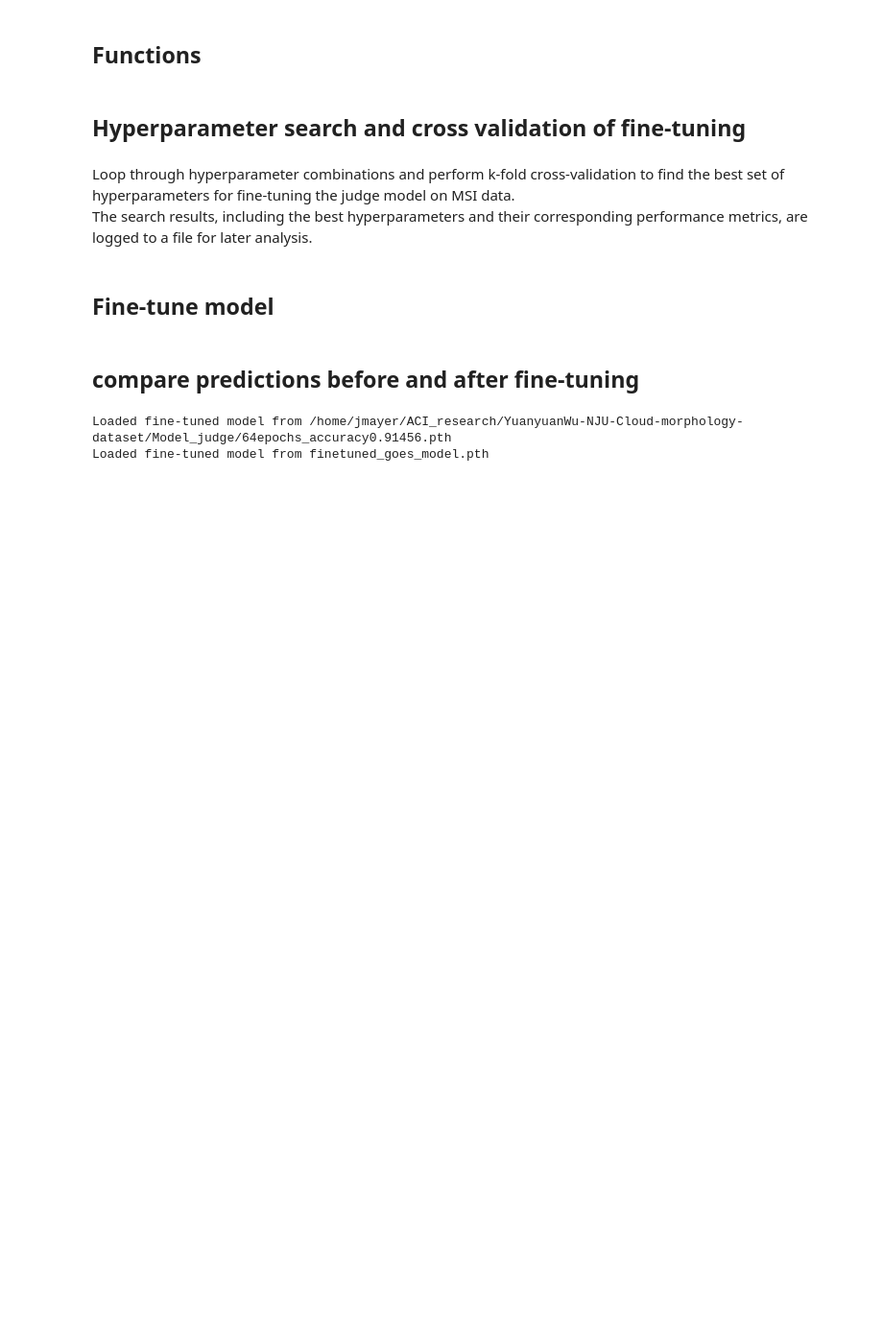
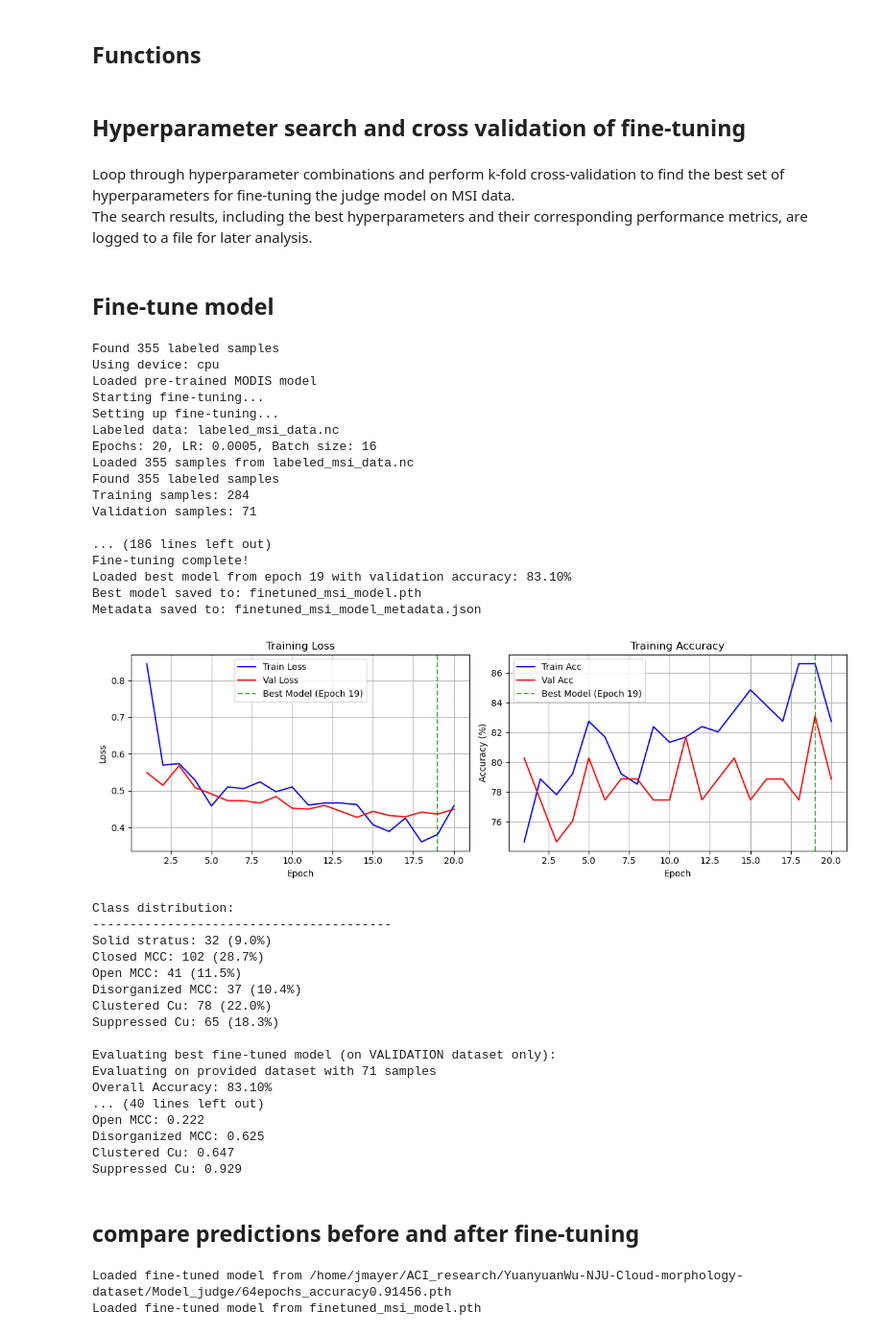
Before and after one commit to johanna-mayer/mesoscale_structure_public, a Jupyter notebook: judge_for_msi/fine_tune_judge_for_msi.ipynb, the cells around one changed output. Shown at 96% size. Cells and saved outputs as stored; diff of their text form; code cells hidden in the pictures; blank space fills up the shorter version.

```diff
--- a/judge_for_msi/fine_tune_judge_for_msi.ipynb
+++ b/judge_for_msi/fine_tune_judge_for_msi.ipynb
@@ -1315,34 +1361,70 @@ if os.path.exists(save_path):
         # Visualize some labeled samples before training
         #print("\nVisualizating labeled samples:")
         #visualize_labeled_data(save_path, num_samples=3)
 
         # Fine-tune the modelß
         # Fine-tune the model
         print("Starting fine-tuning...")
         finetuned_model, val_dataset = fine_tune_for_msi(
             model=model,
             labeled_nc_path=save_path,
             num_epochs=20,
             learning_rate=5e-4,
-            batch_size=8,
+            batch_size=16,
             validation_split=0.2,
             save_best_model=True,
             model_save_path='finetuned_msi_model.pth'
         )
 
         # Evaluate the last epoch of the fine-tuned model
         print("\nEvaluating best fine-tuned model (on VALIDATION dataset only):")
         evaluate_finetuned_model(finetuned_model, val_dataset, class_names)
 
         print("-"*40)
         print("-"*40)
         print("\nEvaluating original model (on VALIDATION dataset only):")
         evaluate_finetuned_model(original_model, val_dataset, class_names)
 
     else:
         print("Need at least 5 labeled samples for fine-tuning. Please label more data first.")
 else:
     print(f"No labeled data found at {save_path}. Please run the labeling tool first.")
+# %% [output]
+Found 355 labeled samples
+Using device: cpu
+Loaded pre-trained MODIS model
+Starting fine-tuning...
+Setting up fine-tuning...
+Labeled data: labeled_msi_data.nc
+Epochs: 20, LR: 0.0005, Batch size: 16
+Loaded 355 samples from labeled_msi_data.nc
+Found 355 labeled samples
+Training samples: 284
+Validation samples: 71
+
+... (186 lines left out)
+Fine-tuning complete!
+Loaded best model from epoch 19 with validation accuracy: 83.10%
+Best model saved to: finetuned_msi_model.pth
+Metadata saved to: finetuned_msi_model_metadata.json
+[figure, added]
+Class distribution:
+----------------------------------------
+Solid stratus: 32 (9.0%)
+Closed MCC: 102 (28.7%)
+Open MCC: 41 (11.5%)
+Disorganized MCC: 37 (10.4%)
+Clustered Cu: 78 (22.0%)
+Suppressed Cu: 65 (18.3%)
+
+Evaluating best fine-tuned model (on VALIDATION dataset only):
+Evaluating on provided dataset with 71 samples
+Overall Accuracy: 83.10%
+... (40 lines left out)
+Open MCC: 0.222
+Disorganized MCC: 0.625
+Clustered Cu: 0.647
+Suppressed Cu: 0.929
 # %% [markdown]
 ## compare predictions before and after fine-tuning
 # %%
@@ -1371,7 +1453,7 @@ fine_tuned_model_path = 'finetuned_msi_model.pth'
 fine_tuned_model = load_model(fine_tuned_model_path)
 # %% [output]
 Loaded fine-tuned model from /home/jmayer/ACI_research/YuanyuanWu-NJU-Cloud-morphology-dataset/Model_judge/64epochs_accuracy0.91456.pth
-Loaded fine-tuned model from finetuned_goes_model.pth
+Loaded fine-tuned model from finetuned_msi_model.pth
 # %%
 dataset = MSILabeledDataset(save_path)
 
```
Also changed, not shown: parts of 6 cells of this notebook, 7 other files.
